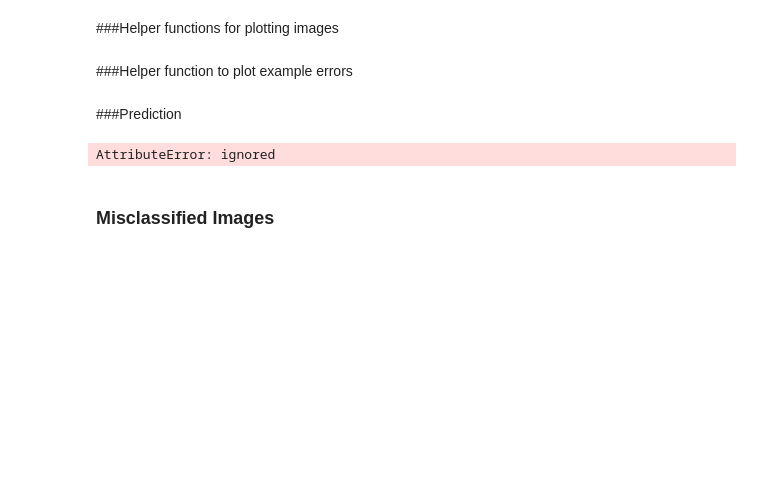
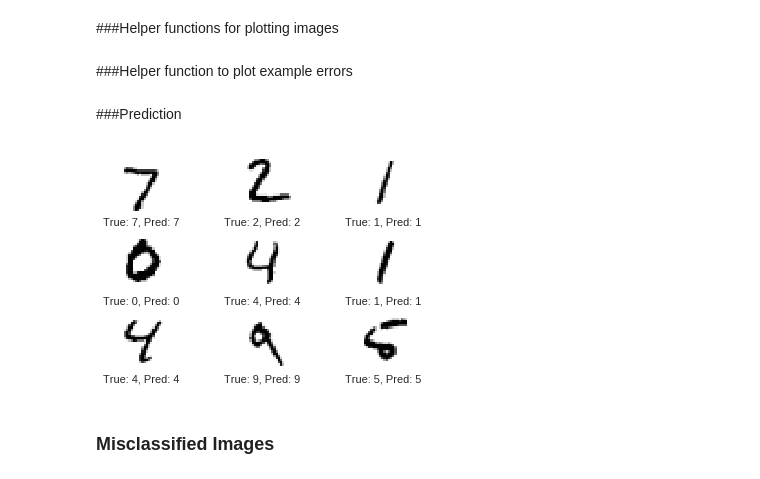
Before and after one commit to shashank2806/mnist-digits-classifiers, a Jupyter notebook: CNN_Keras.ipynb, the cells around one changed output. Cells and saved outputs as stored; diff of their text form; code cells hidden in the pictures; blank space fills up the shorter version.

```diff
--- a/CNN_Keras.ipynb
+++ b/CNN_Keras.ipynb
@@ -219,18 +232,18 @@ def plot_example_errors(cls_pred):
 # %% [markdown]
 ###Prediction
 # %%
-images = data.x_test[0]
-cls_true = data.y_test_cls[0]
+images = data.x_test[0:9]
+cls_true = data.y_test_cls[0:9]
 # predicted results as one-hot
 y_pred = model.predict(x=images)
 # get prdicted class
 y_pred_cls = np.argmax(y_pred, axis=1)
 # plot images
 plot_images(images=images,
             cls_true=cls_true,
             cls_pred=y_pred_cls)
 # %% [output]
-AttributeError: ignored
+[figure, added]
 # %% [markdown]
 ### Misclassified Images
 # %%
```
Also changed, not shown: parts of 22 cells of this notebook.
